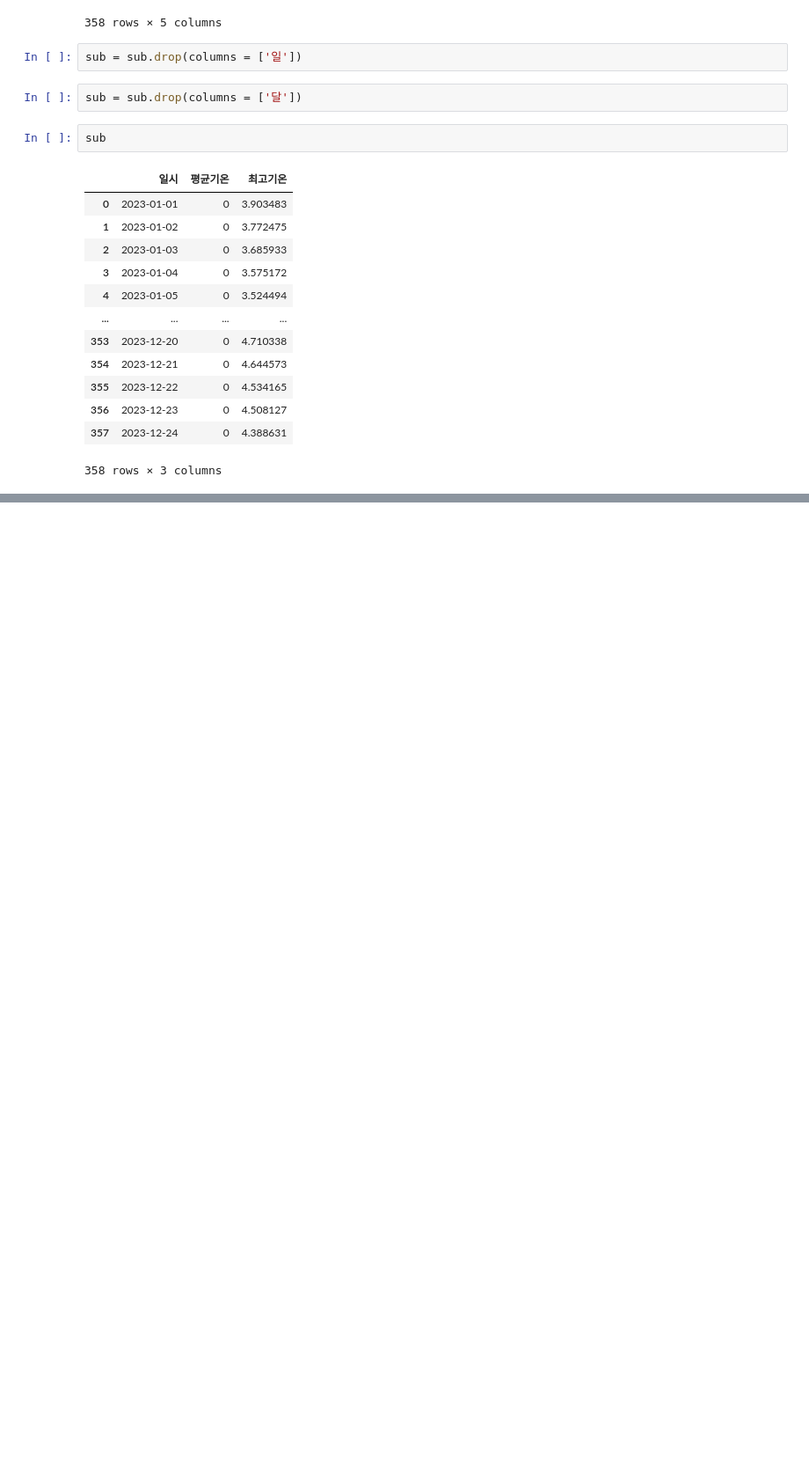
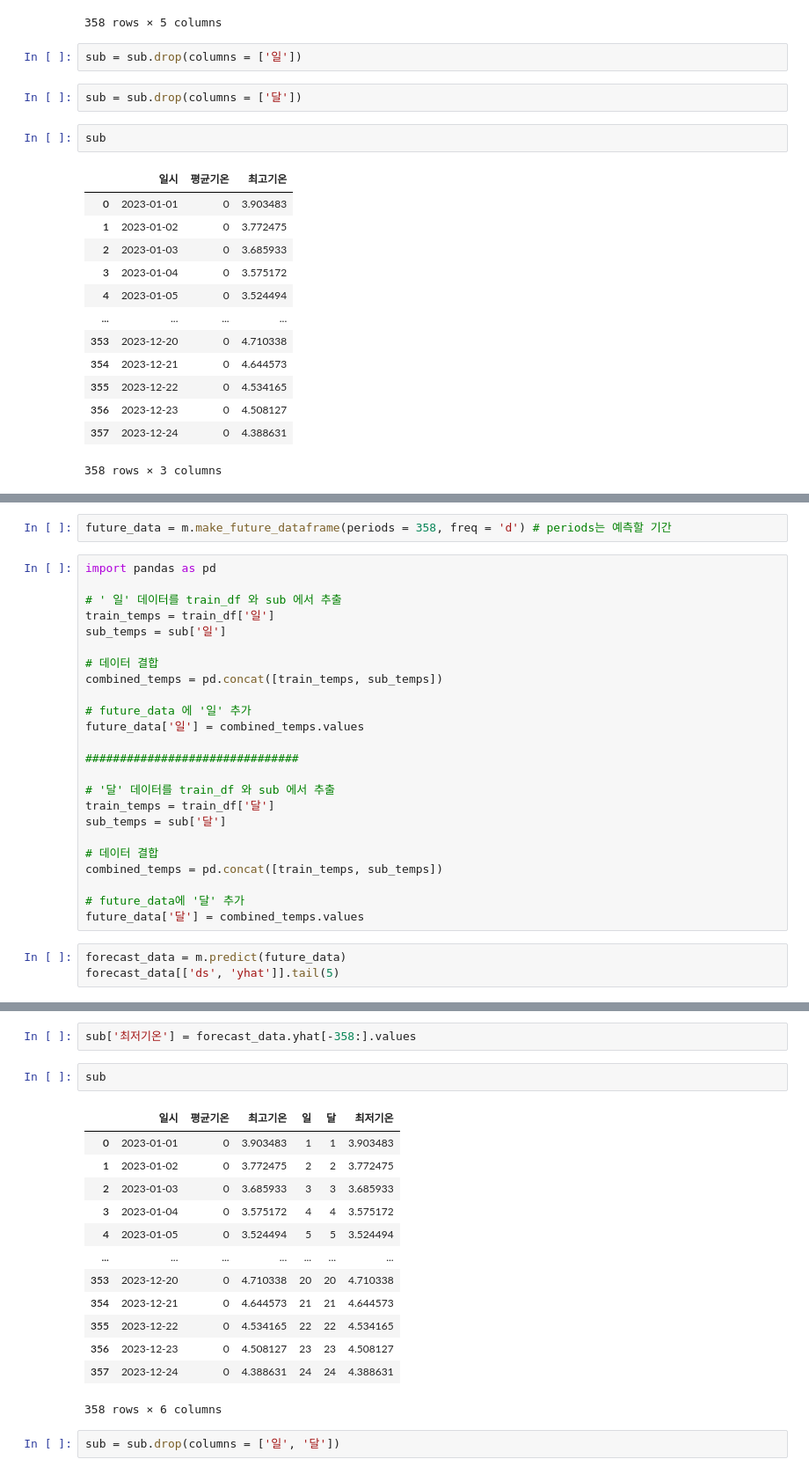
Before and after one commit to kimdyoc13/Dacon, a Jupyter notebook: code_write_KDY.ipynb, the cells around one changed output, grey strips where cells are left out. Shown at 88% size. Drawn from its saved outputs; the diff is of its cells as text; blank space fills up the shorter version.

```diff
--- a/code_write_KDY.ipynb
+++ b/code_write_KDY.ipynb
@@ -233,0 +354,29 @@ sub
+# %%
+future_data = m.make_future_dataframe(periods = 358, freq = 'd') # periods는 예측할 기간
+# %%
+import pandas as pd
+
+# ' 일' 데이터를 train_df 와 sub 에서 추출
+train_temps = train_df['일']
+sub_temps = sub['일']
+
+# 데이터 결합
+combined_temps = pd.concat([train_temps, sub_temps])
+
+# future_data 에 '일' 추가
+future_data['일'] = combined_temps.values
+
+###############################
+
+# '달' 데이터를 train_df 와 sub 에서 추출
+train_temps = train_df['달']
+sub_temps = sub['달']
+
+# 데이터 결합
+combined_temps = pd.concat([train_temps, sub_temps])
+
+# future_data에 '달' 추가
+future_data['달'] = combined_temps.values
+# %%
+forecast_data = m.predict(future_data)
+forecast_data[['ds', 'yhat']].tail(5)
@@ -233,0 +390,20 @@ sub
+# %%
+sub['최저기온'] = forecast_data.yhat[-358:].values
+# %%
+sub
+# %% [output]
+|  | 일시 | 평균기온 | 최고기온 | 일 | 달 | 최저기온 |
+| 0 | 2023-01-01 | 0 | 3.903483 | 1 | 1 | 3.903483 |
+| 1 | 2023-01-02 | 0 | 3.772475 | 2 | 2 | 3.772475 |
+| 2 | 2023-01-03 | 0 | 3.685933 | 3 | 3 | 3.685933 |
+| 3 | 2023-01-04 | 0 | 3.575172 | 4 | 4 | 3.575172 |
+| 4 | 2023-01-05 | 0 | 3.524494 | 5 | 5 | 3.524494 |
+| ... | ... | ... | ... | ... | ... | ... |
+| 353 | 2023-12-20 | 0 | 4.710338 | 20 | 20 | 4.710338 |
+| 354 | 2023-12-21 | 0 | 4.644573 | 21 | 21 | 4.644573 |
+| 355 | 2023-12-22 | 0 | 4.534165 | 22 | 22 | 4.534165 |
+| 356 | 2023-12-23 | 0 | 4.508127 | 23 | 23 | 4.508127 |
+| 357 | 2023-12-24 | 0 | 4.388631 | 24 | 24 | 4.388631 |
+358 rows × 6 columns
+# %%
+sub = sub.drop(columns = ['일', '달'])
```
Also changed, not shown: parts of 39 cells of this notebook.
